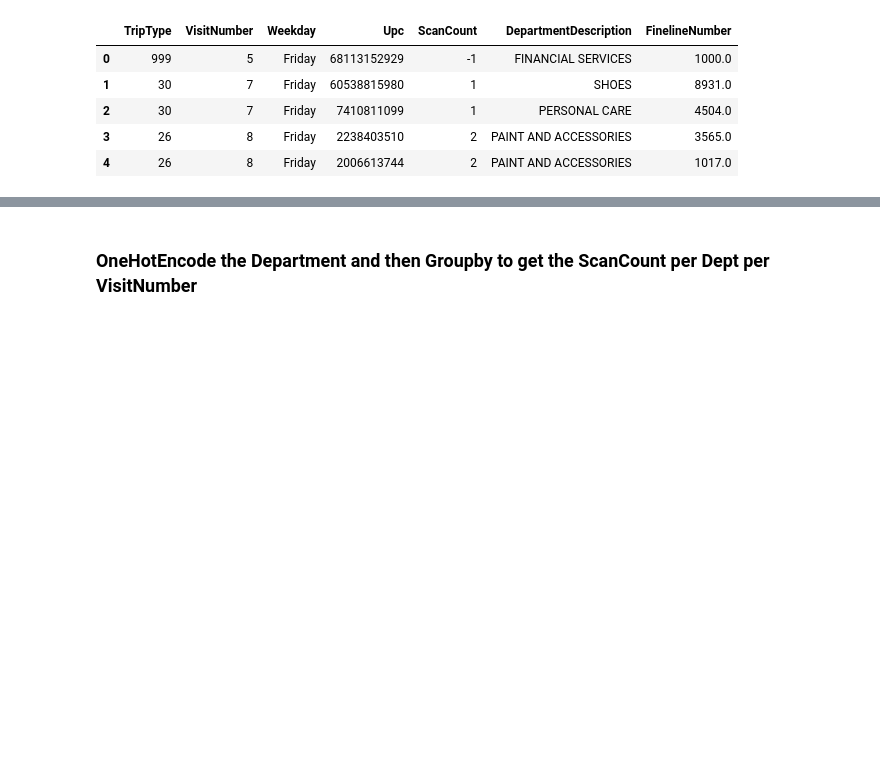
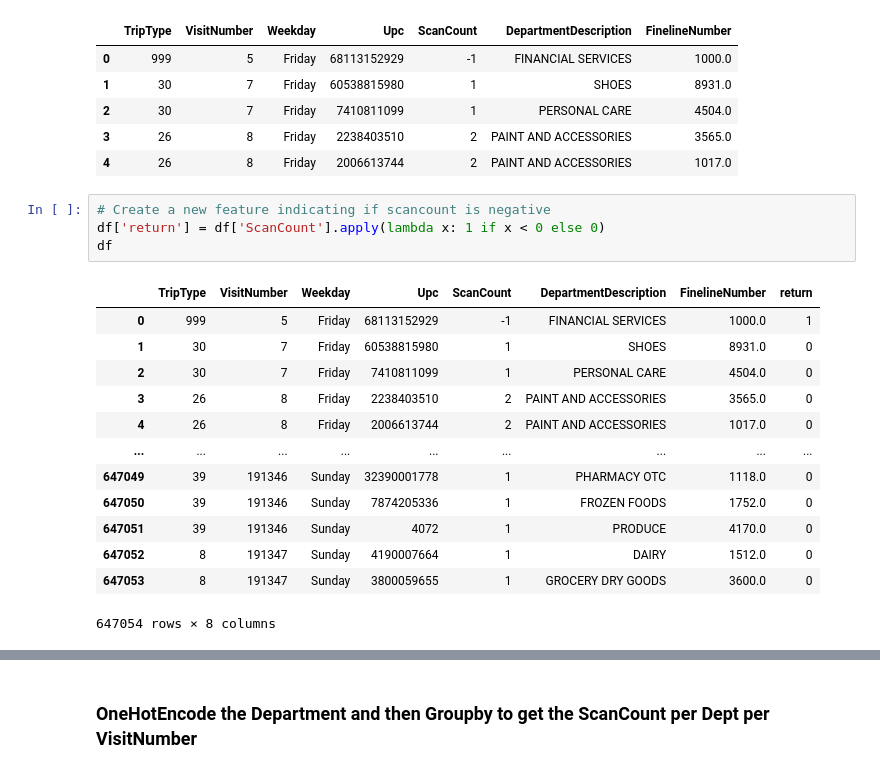
Before and after one commit to annahanslc/walmart-trip-type, a Jupyter notebook: eda/feature_eng.ipynb, the cells around one changed output, grey strips where cells are left out. Saved outputs shown, nothing was run; the diff lists cells and outputs as text; blank space fills up the shorter version.

```diff
--- a/eda/feature_eng.ipynb
+++ b/eda/feature_eng.ipynb
@@ -34,6 +34,24 @@ df.head()
 | 2 | 30 | 7 | Friday | 7410811099 | 1 | PERSONAL CARE | 4504.0 |
 | 3 | 26 | 8 | Friday | 2238403510 | 2 | PAINT AND ACCESSORIES | 3565.0 |
 | 4 | 26 | 8 | Friday | 2006613744 | 2 | PAINT AND ACCESSORIES | 1017.0 |
+# %%
+# Create a new feature indicating if scancount is negative
+df['return'] = df['ScanCount'].apply(lambda x: 1 if x < 0 else 0)
+df
+# %% [output]
+|  | TripType | VisitNumber | Weekday | Upc | ScanCount | DepartmentDescription | FinelineNumber | return |
+| 0 | 999 | 5 | Friday | 68113152929 | -1 | FINANCIAL SERVICES | 1000.0 | 1 |
+| 1 | 30 | 7 | Friday | 60538815980 | 1 | SHOES | 8931.0 | 0 |
+| 2 | 30 | 7 | Friday | 7410811099 | 1 | PERSONAL CARE | 4504.0 | 0 |
+| 3 | 26 | 8 | Friday | 2238403510 | 2 | PAINT AND ACCESSORIES | 3565.0 | 0 |
+| 4 | 26 | 8 | Friday | 2006613744 | 2 | PAINT AND ACCESSORIES | 1017.0 | 0 |
+| ... | ... | ... | ... | ... | ... | ... | ... | ... |
+| 647049 | 39 | 191346 | Sunday | 32390001778 | 1 | PHARMACY OTC | 1118.0 | 0 |
+| 647050 | 39 | 191346 | Sunday | 7874205336 | 1 | FROZEN FOODS | 1752.0 | 0 |
+| 647051 | 39 | 191346 | Sunday | 4072 | 1 | PRODUCE | 4170.0 | 0 |
+| 647052 | 8 | 191347 | Sunday | 4190007664 | 1 | DAIRY | 1512.0 | 0 |
+| 647053 | 8 | 191347 | Sunday | 3800059655 | 1 | GROCERY DRY GOODS | 3600.0 | 0 |
+647054 rows × 8 columns
 # %%
 # Group by VisitNumber to get features and target (triptype)
 df_groupby_visitnumber = df.groupby('VisitNumber').agg(triptype=('TripType','first'),
```
Also changed, not shown: parts of 6 cells of this notebook, 10 other files.
